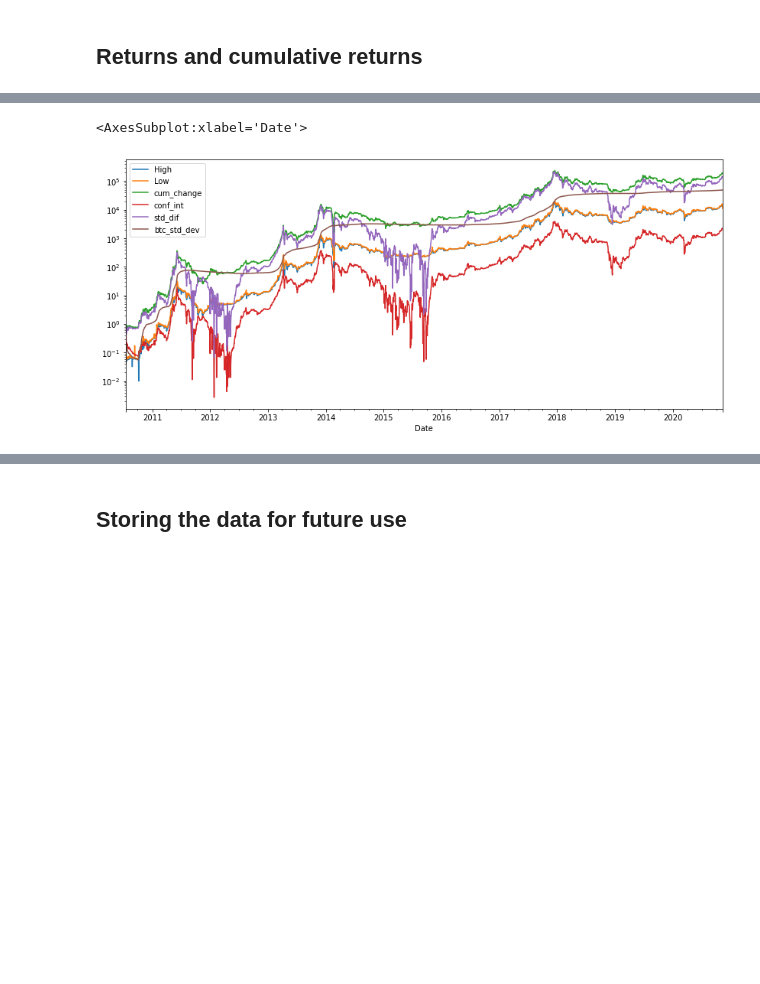
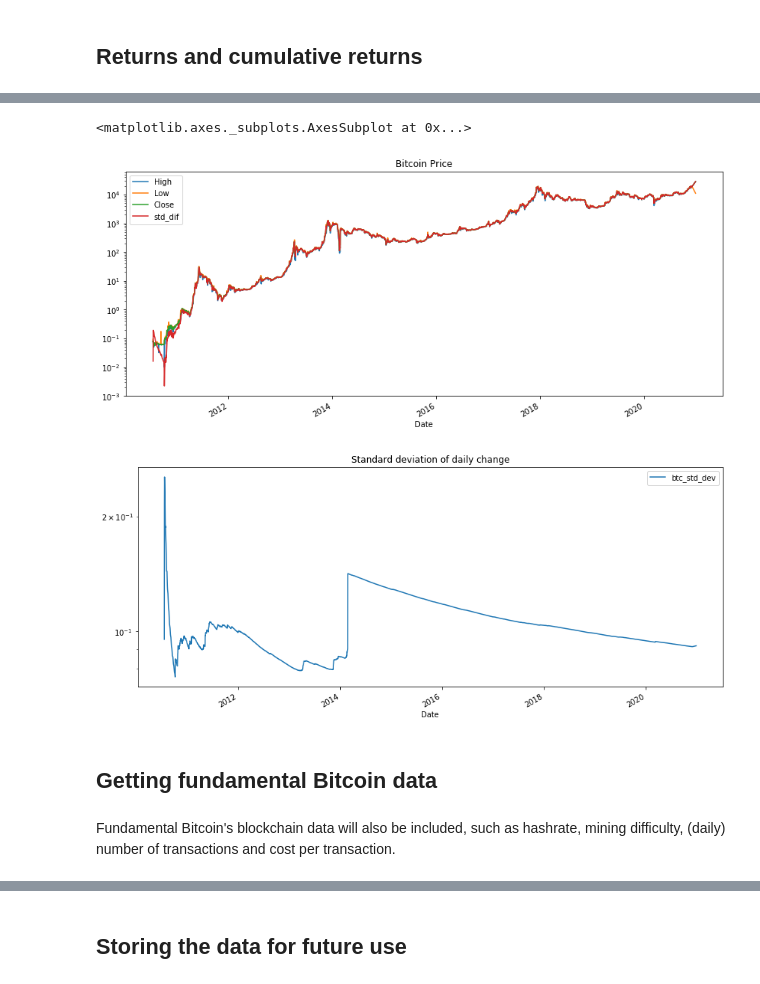
Before and after one commit to renejra/ml-finance-btc, a Jupyter notebook: 1 - Data sourcing and preparation.ipynb, the cells around one changed output, grey strips where cells are left out. Drawn from its saved outputs; the diff is of its cells as text; code cells hidden in the pictures; blank space fills up the shorter version.

Commit message:
updating preprocessing
updating data preprocessing and feature engineering notebooks

```diff
--- a/1 - Data sourcing and preparation.ipynb
+++ b/1 - Data sourcing and preparation.ipynb
@@ -17,14 +39,14 @@ import yfinance as yf
 pd.set_option('display.max_columns', None)
 pd.set_option('display.max_rows', None)
 # %%
-tickers = ['SPY','DAX','^IXIC', 'GC=F', 'SI=F','CL=F', '^TNX',
+tickers = ['SPY','^IXIC', 'GC=F', 'SI=F','CL=F', '^TNX',
            'BTCUSD=X','^N225','^ftse', 'EURUSD=X','000001.SS', '^HSI']
 signs = ['=','^','-','.']
 ma_values = [4,96,200]
 rsi_values = {
-    'k': None,
-    'd': None,
-    'alpha':None
+    'k': 3,
+    'd': 3,
+    'alpha':14
 }
 
 def change_name(ticker):
@@ -170,11 +201,12 @@ def transform_rsi(data, alpha=14, smoothK=3, smoothD=3):
 
     return data
 
-def transform_std(df, confidence=0.80):
-    df['btc_std_dev'] = df['cum_change'].expanding(2).std()
-    df['btc_mean'] = df['cum_change'].expanding(2).mean()
-    df['std_dif'] = (df['cum_change'] - df['btc_std_dev']).abs()
-    df['conf_int'] = confidence * df.std_dif / np.sqrt(np.arange(len(df))+1)
+def transform_std(df, confidence=80):
+    df['btc_std_dev'] = df['change'].expanding(2).std()
+    df['btc_mean'] = df['change'].expanding(2).mean()
+    # df['conf_int_p'] = np.percentile(df['change'], (100-confidence)/2)
+    # df['conf_int_m'] = np.percentile(df['change'], confidence + (100-confidence)/2)
+    df['std_dif'] = (df['Close'] - df['btc_std_dev']).abs()
 
     return df
 # %%
@@ -205,8 +237,10 @@ btc.describe()
 # %%
-btc[['High','Low','cum_change','conf_int','std_dif','btc_std_dev']].plot(figsize=(14,6),logy=True)
+btc[['High','Low','Close','std_dif']].plot(figsize=(14,6),logy=True, title='Bitcoin Price')
+btc[['btc_std_dev']].plot(figsize=(14,6), title='Standard deviation of daily change',logy=True)
 # %% [output]
-<AxesSubplot:xlabel='Date'>
+<matplotlib.axes._subplots.AxesSubplot at 0x...>
-[figure, old version]
+[figure, new version]
+[figure, added]
 # %%
 # Initial selection of features to the model
 
@@ -215,5 +249,9 @@ btc = btc[[f'MA{ma_values[0]}',f'MA{ma_values[1]}', f'MA{ma_values[2]}', 'stochR
 data = pd.concat([cumulative, btc], axis=1)
 data.drop(data.index[0], inplace=True)
 # data
+# %% [markdown]
+## Getting fundamental Bitcoin data
+# %% [markdown]
+Fundamental Bitcoin's blockchain data will also be included, such as hashrate, mining difficulty, (daily) number of transactions and cost per transaction.
 # %%
 import quandl
```
Also changed, not shown: parts of 49 cells of this notebook, 3 other files.
